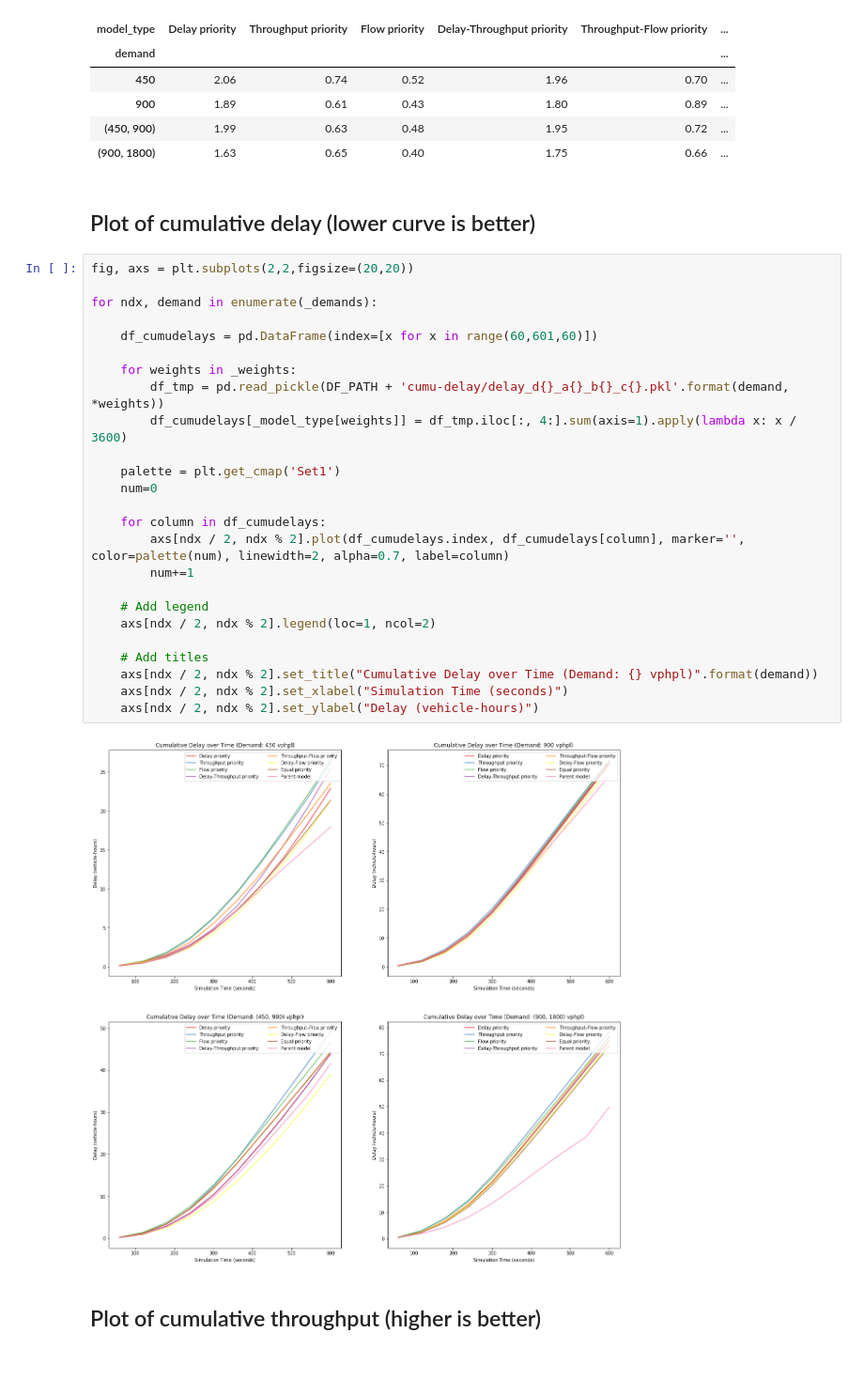
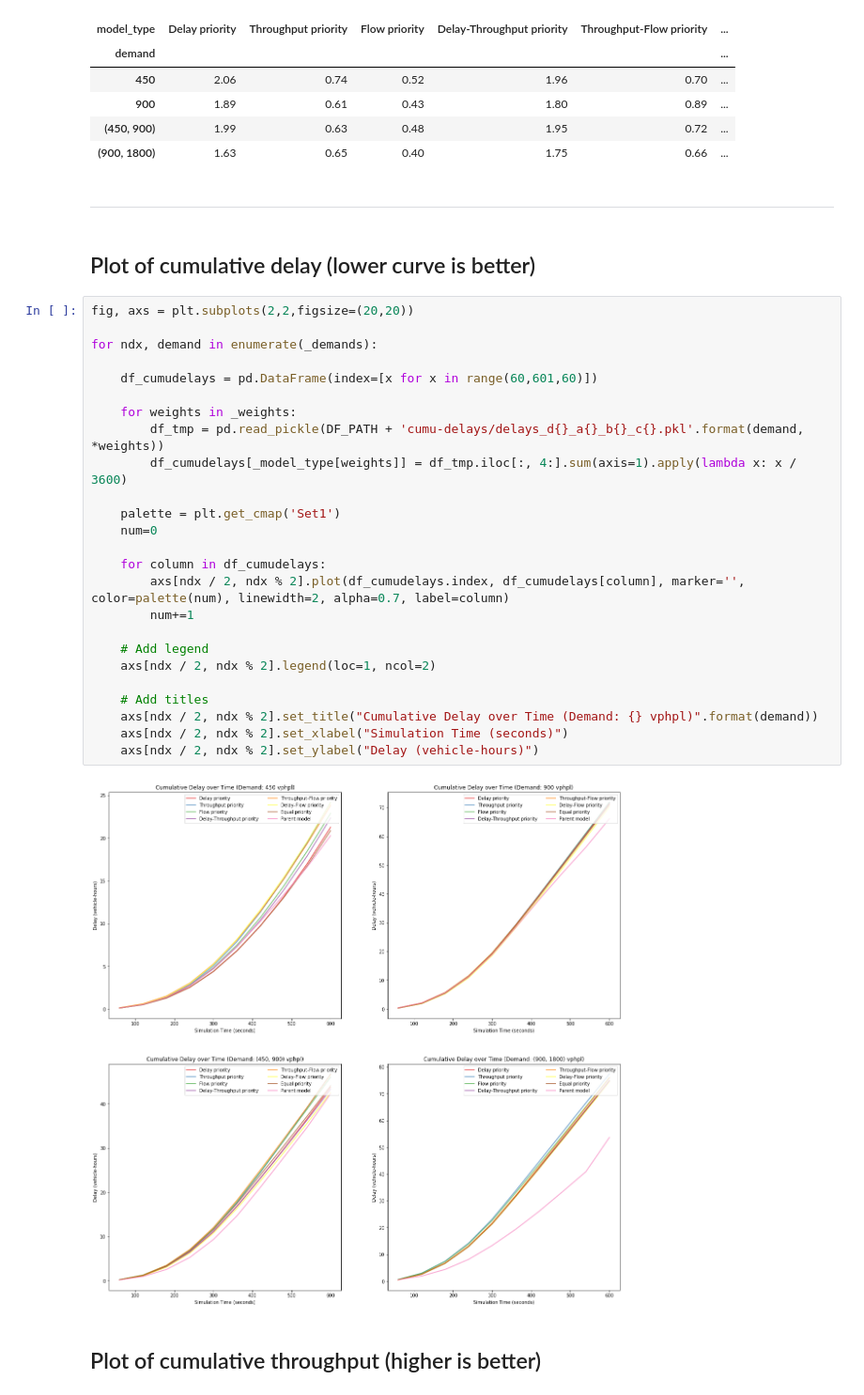
Before and after one commit to DEGABGED/ctm_data_processing, a Jupyter notebook: Analysis of Aggregate Results.ipynb, the cells around one changed output. Shown: that part at 94% size. Cells and saved outputs as stored; diff of their text form; blank space fills up the shorter version.

```diff
--- a/Analysis of Aggregate Results.ipynb
+++ b/Analysis of Aggregate Results.ipynb
@@ -258,35 +415,37 @@ df_milp[df_milp.epoch != 0].pivot_table(index='demand', columns='model_type', va
 | 900 | 1.89 | 0.61 | 0.43 | 1.80 | 0.89 | ... |
 | (450, 900) | 1.99 | 0.63 | 0.48 | 1.95 | 0.72 | ... |
 | (900, 1800) | 1.63 | 0.65 | 0.40 | 1.75 | 0.66 | ... |
+# %% [markdown]
+---
 # %% [markdown]
 ## Plot of cumulative delay (lower curve is better)
 # %%
 fig, axs = plt.subplots(2,2,figsize=(20,20))
 
 for ndx, demand in enumerate(_demands):
 
     df_cumudelays = pd.DataFrame(index=[x for x in range(60,601,60)])
 
     for weights in _weights:
-        df_tmp = pd.read_pickle(DF_PATH + 'cumu-delay/delay_d{}_a{}_b{}_c{}.pkl'.format(demand, *weights))
+        df_tmp = pd.read_pickle(DF_PATH + 'cumu-delays/delays_d{}_a{}_b{}_c{}.pkl'.format(demand, *weights))
         df_cumudelays[_model_type[weights]] = df_tmp.iloc[:, 4:].sum(axis=1).apply(lambda x: x / 3600)
 
     palette = plt.get_cmap('Set1')
     num=0
 
     for column in df_cumudelays:
         axs[ndx / 2, ndx % 2].plot(df_cumudelays.index, df_cumudelays[column], marker='', color=palette(num), linewidth=2, alpha=0.7, label=column)
         num+=1
 
     # Add legend
     axs[ndx / 2, ndx % 2].legend(loc=1, ncol=2)
 
     # Add titles
     axs[ndx / 2, ndx % 2].set_title("Cumulative Delay over Time (Demand: {} vphpl)".format(demand))
     axs[ndx / 2, ndx % 2].set_xlabel("Simulation Time (seconds)")
     axs[ndx / 2, ndx % 2].set_ylabel("Delay (vehicle-hours)")
 # %% [output]
-[figure, old version]
+[figure, new version]
 # %% [markdown]
 ## Plot of cumulative throughput (higher is better)
 # %%
```
Also changed, not shown: parts of 39 cells of this notebook, 1 other file.
